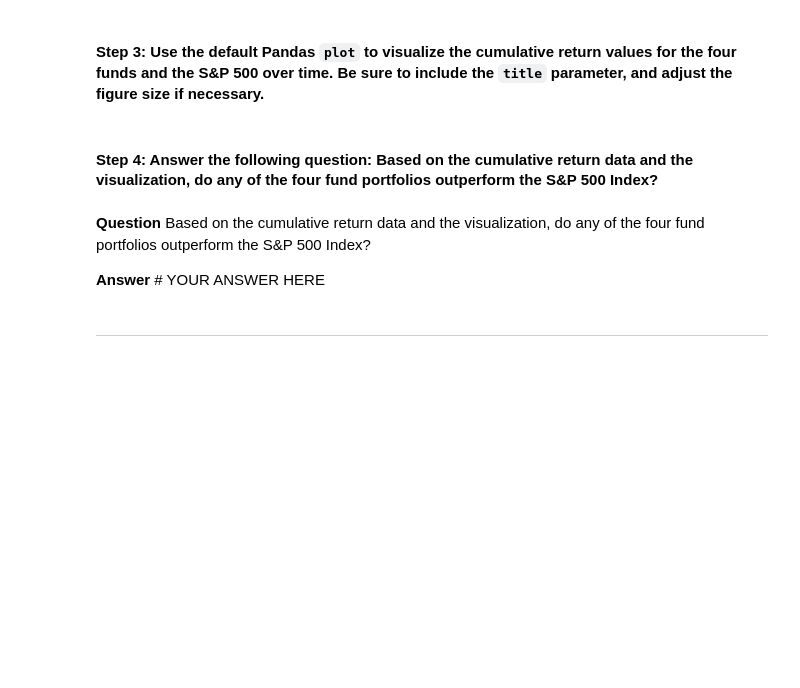
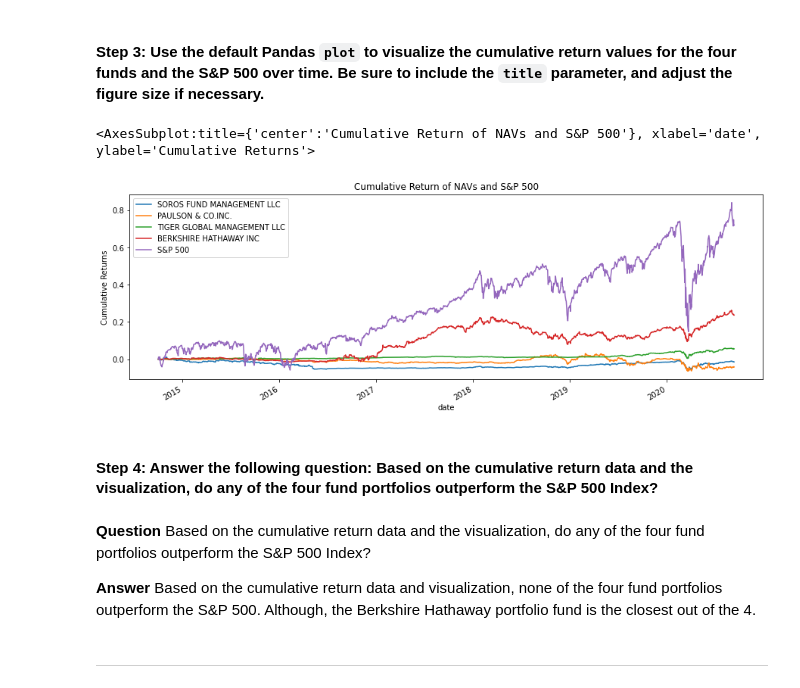
Before and after one commit to jojomani/Whale_RiskReturn_Analysis, a Jupyter notebook: risk_return_analysis.ipynb, the cells around one changed output. Saved outputs shown, nothing was run; the diff lists cells and outputs as text; code cells hidden in the pictures; blank space fills up the shorter version.

```diff
--- a/risk_return_analysis.ipynb
+++ b/risk_return_analysis.ipynb
@@ -157,4 +160,5 @@ Analyze the data to determine if any of the portfolios outperform the broader st
 # %%
 # Calculate and plot the cumulative returns of the 4 fund portfolios and the S&P 500
 # Review the last 5 rows of the cumulative returns DataFrame
-# YOUR CODE HERE
+cumulative_returns = (1 + daily_returns).cumprod() - 1
+cumulative_returns
@@ -163,13 +182,16 @@ Analyze the data to determine if any of the portfolios outperform the broader st
 # %%
 # Visualize the cumulative returns using the Pandas plot function
 # Include a title parameter and adjust the figure size
-# YOUR CODE HERE
+cumulative_returns.plot(ylabel="Cumulative Returns", figsize=(15,5), title="Cumulative Return of NAVs and S&P 500")
+# %% [output]
+<AxesSubplot:title={'center':'Cumulative Return of NAVs and S&P 500'}, xlabel='date', ylabel='Cumulative Returns'>
+[figure, added]
 # %% [markdown]
 #### Step 4: Answer the following question: Based on the cumulative return data and the visualization, do any of the four fund portfolios outperform the S&P 500 Index?
 # %% [markdown]
 **Question** Based on the cumulative return data and the visualization, do any of the four fund portfolios outperform the S&P 500 Index?
 
-**Answer** # YOUR ANSWER HERE
+**Answer** Based on the cumulative return data and visualization, none of the four fund portfolios outperform the S&P 500. Although, the Berkshire Hathaway portfolio fund is the closest out of the 4.
 # %% [markdown]
 ---
 # %% [markdown]
```
Also changed, not shown: parts of 2 cells of this notebook.
